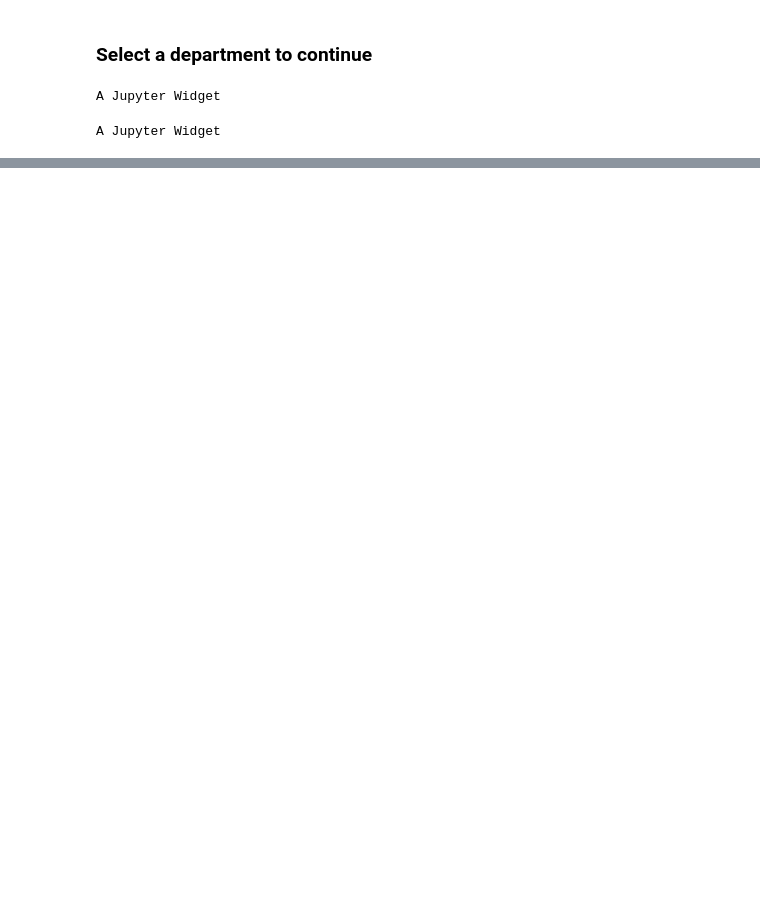
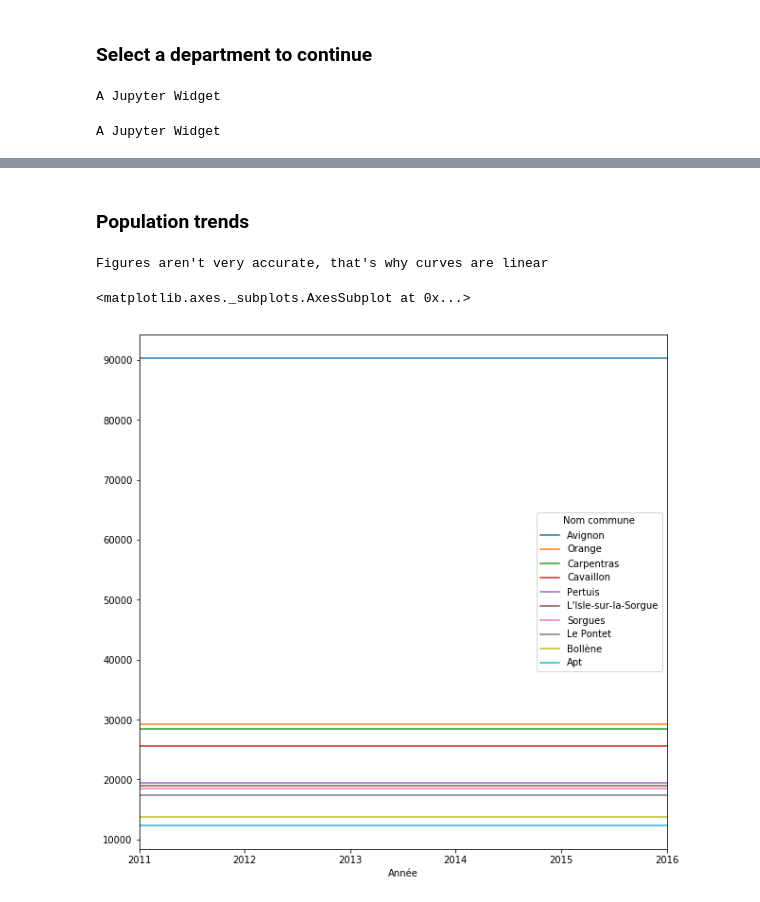
Before and after one commit to Durassel/Big-data-project, a Jupyter notebook: Final.ipynb, the cells around one changed output, grey strips where cells are left out. Drawn from its saved outputs; the diff is of its cells as text; code cells hidden in the pictures; blank space fills up the shorter version.

```diff
--- a/Final.ipynb
+++ b/Final.ipynb
@@ -441,0 +473,22 @@ A Jupyter Widget
+# %% [markdown]
+### Population trends
+# %%
+# Evolution of population
+trends_population_by_city = pd.DataFrame(columns=[population_by_city.head(n=10).index])
+trends_population_by_city['Année'] = []
+trends_population_by_city['Année'] = trends_population_by_city['Année'].astype(int)
+trends_population_by_city = trends_population_by_city.set_index('Année')
+
+for index, row in trends_population_by_city.iteritems():
+    trends_population_by_city.loc[2011, index] = electricity.loc[(electricity['Nom région'] == selected_region.value) & (electricity['Nom département'] == selected_department.value) & (electricity['Nom commune'] == index) & (electricity['Année'] == 2011), 'Nombre d\'habitants'].iloc[0]
+    trends_population_by_city.loc[2012, index] = electricity.loc[(electricity['Nom région'] == selected_region.value) & (electricity['Nom département'] == selected_department.value) & (electricity['Nom commune'] == index) & (electricity['Année'] == 2012), 'Nombre d\'habitants'].iloc[0]
+    trends_population_by_city.loc[2013, index] = electricity.loc[(electricity['Nom région'] == selected_region.value) & (electricity['Nom département'] == selected_department.value) & (electricity['Nom commune'] == index) & (electricity['Année'] == 2013), 'Nombre d\'habitants'].iloc[0]
+    trends_population_by_city.loc[2014, index] = electricity.loc[(electricity['Nom région'] == selected_region.value) & (electricity['Nom département'] == selected_department.value) & (electricity['Nom commune'] == index) & (electricity['Année'] == 2014), 'Nombre d\'habitants'].iloc[0]
+    trends_population_by_city.loc[2015, index] = electricity.loc[(electricity['Nom région'] == selected_region.value) & (electricity['Nom département'] == selected_department.value) & (electricity['Nom commune'] == index) & (electricity['Année'] == 2015), 'Nombre d\'habitants'].iloc[0]
+    trends_population_by_city.loc[2016, index] = electricity.loc[(electricity['Nom région'] == selected_region.value) & (electricity['Nom département'] == selected_department.value) & (electricity['Nom commune'] == index) & (electricity['Année'] == 2016), 'Nombre d\'habitants'].iloc[0]
+print("Figures aren't very accurate, that's why curves are linear")
+trends_population_by_city.plot(figsize=(10,10))
+# %% [output]
+Figures aren't very accurate, that's why curves are linear
+<matplotlib.axes._subplots.AxesSubplot at 0x...>
+[figure, added]
```
Also changed, not shown: parts of 20 cells of this notebook, 1 other file.
